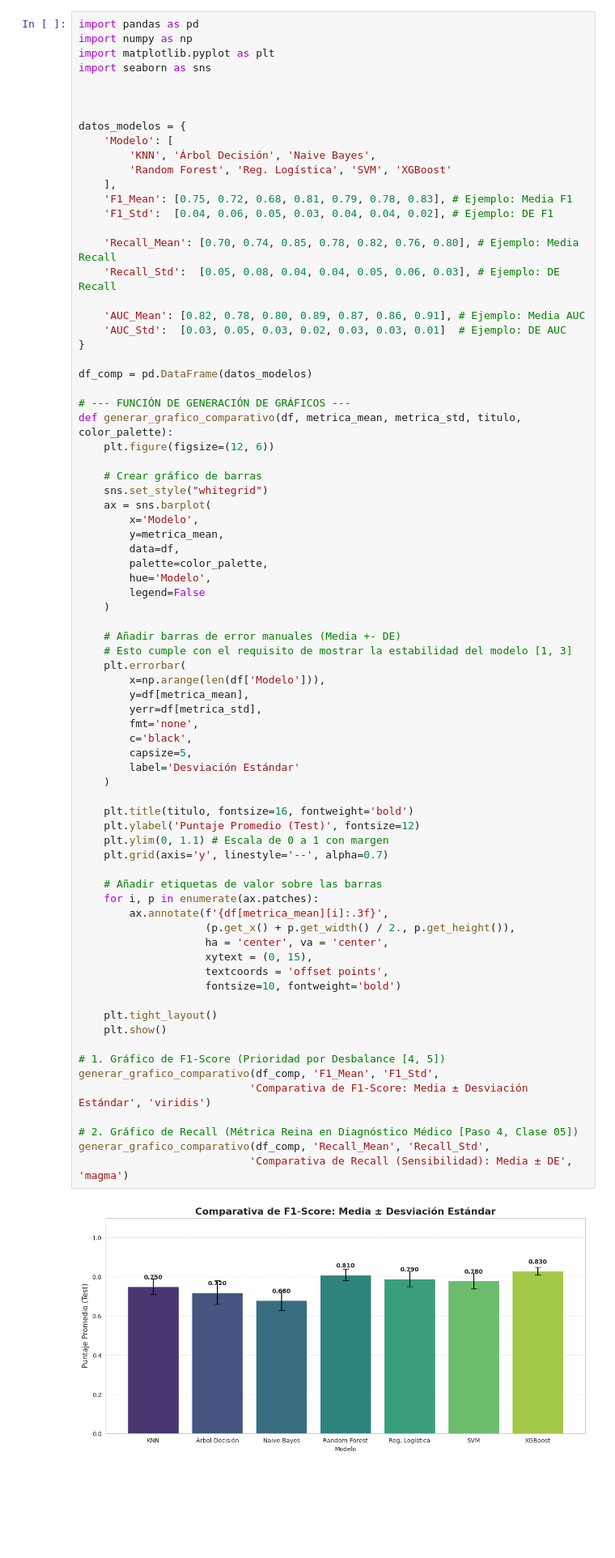
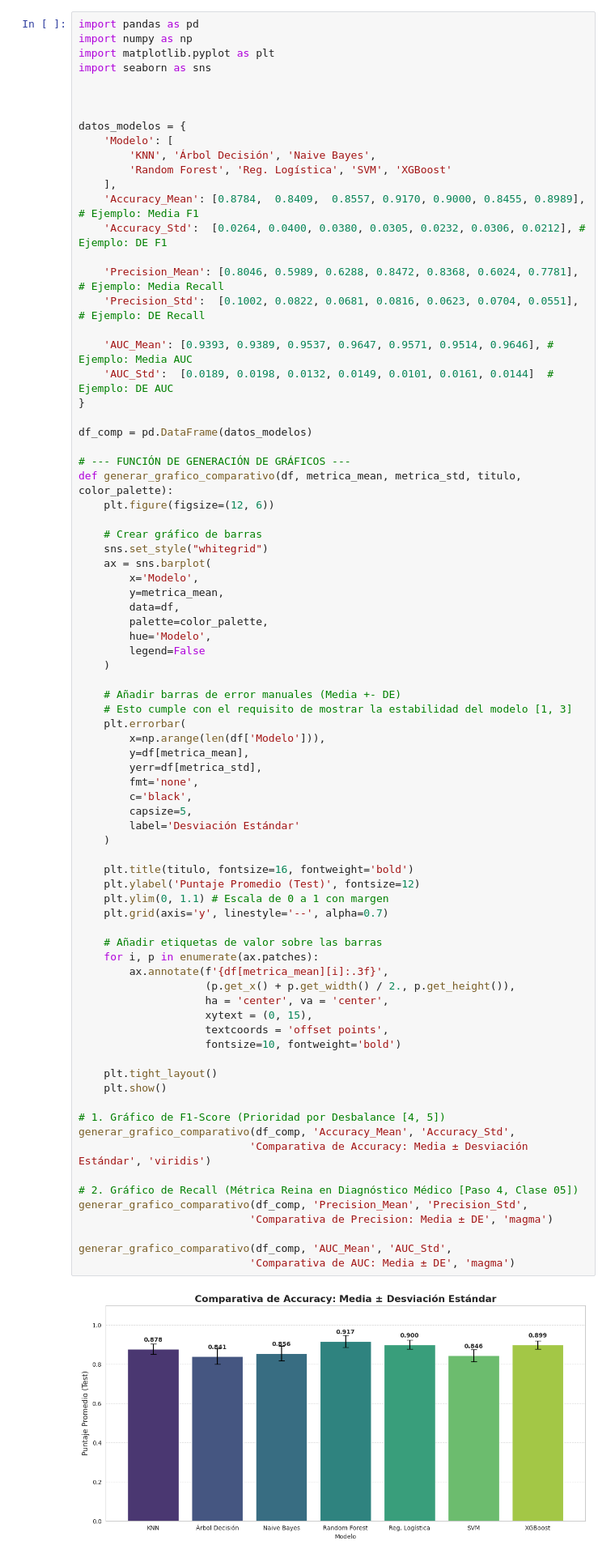
Before and after one commit to felipe0435/Proyecto-2-Mineria-de-datos, a Jupyter notebook: deprecado/pruebas.ipynb, the cells around one changed output. Shown at 81% size. Drawn from its saved outputs; the diff is of its cells as text; blank space fills up the shorter version.

```diff
--- a/deprecado/pruebas.ipynb
+++ b/deprecado/pruebas.ipynb
@@ -428,14 +428,14 @@ datos_modelos = {
         'KNN', 'Árbol Decisión', 'Naive Bayes',
         'Random Forest', 'Reg. Logística', 'SVM', 'XGBoost'
     ],
-    'F1_Mean': [0.75, 0.72, 0.68, 0.81, 0.79, 0.78, 0.83], # Ejemplo: Media F1
-    'F1_Std':  [0.04, 0.06, 0.05, 0.03, 0.04, 0.04, 0.02], # Ejemplo: DE F1
+    'Accuracy_Mean': [0.8784,  0.8409,  0.8557, 0.9170, 0.9000, 0.8455, 0.8989], # Ejemplo: Media F1
+    'Accuracy_Std':  [0.0264, 0.0400, 0.0380, 0.0305, 0.0232, 0.0306, 0.0212], # Ejemplo: DE F1
 
-    'Recall_Mean': [0.70, 0.74, 0.85, 0.78, 0.82, 0.76, 0.80], # Ejemplo: Media Recall
-    'Recall_Std':  [0.05, 0.08, 0.04, 0.04, 0.05, 0.06, 0.03], # Ejemplo: DE Recall
+    'Precision_Mean': [0.8046, 0.5989, 0.6288, 0.8472, 0.8368, 0.6024, 0.7781], # Ejemplo: Media Recall
+    'Precision_Std':  [0.1002, 0.0822, 0.0681, 0.0816, 0.0623, 0.0704, 0.0551], # Ejemplo: DE Recall
 
-    'AUC_Mean': [0.82, 0.78, 0.80, 0.89, 0.87, 0.86, 0.91], # Ejemplo: Media AUC
-    'AUC_Std':  [0.03, 0.05, 0.03, 0.02, 0.03, 0.03, 0.01]  # Ejemplo: DE AUC
+    'AUC_Mean': [0.9393, 0.9389, 0.9537, 0.9647, 0.9571, 0.9514, 0.9646], # Ejemplo: Media AUC
+    'AUC_Std':  [0.0189, 0.0198, 0.0132, 0.0149, 0.0101, 0.0161, 0.0144]  # Ejemplo: DE AUC
 }
 
 df_comp = pd.DataFrame(datos_modelos)
@@ -461,35 +461,38 @@ def generar_grafico_comparativo(df, metrica_mean, metrica_std, titulo, color_pal
         x=np.arange(len(df['Modelo'])),
         y=df[metrica_mean],
         yerr=df[metrica_std],
         fmt='none',
         c='black',
         capsize=5,
         label='Desviación Estándar'
     )
 
     plt.title(titulo, fontsize=16, fontweight='bold')
     plt.ylabel('Puntaje Promedio (Test)', fontsize=12)
     plt.ylim(0, 1.1) # Escala de 0 a 1 con margen
     plt.grid(axis='y', linestyle='--', alpha=0.7)
 
     # Añadir etiquetas de valor sobre las barras
     for i, p in enumerate(ax.patches):
         ax.annotate(f'{df[metrica_mean][i]:.3f}',
                     (p.get_x() + p.get_width() / 2., p.get_height()),
                     ha = 'center', va = 'center',
                     xytext = (0, 15),
                     textcoords = 'offset points',
                     fontsize=10, fontweight='bold')
 
     plt.tight_layout()
     plt.show()
 
 # 1. Gráfico de F1-Score (Prioridad por Desbalance [4, 5])
-generar_grafico_comparativo(df_comp, 'F1_Mean', 'F1_Std',
-                           'Comparativa de F1-Score: Media ± Desviación Estándar', 'viridis')
+generar_grafico_comparativo(df_comp, 'Accuracy_Mean', 'Accuracy_Std',
+                           'Comparativa de Accuracy: Media ± Desviación Estándar', 'viridis')
 
 # 2. Gráfico de Recall (Métrica Reina en Diagnóstico Médico [Paso 4, Clase 05])
-generar_grafico_comparativo(df_comp, 'Recall_Mean', 'Recall_Std',
-                           'Comparativa de Recall (Sensibilidad): Media ± DE', 'magma')
+generar_grafico_comparativo(df_comp, 'Precision_Mean', 'Precision_Std',
+                           'Comparativa de Precision: Media ± DE', 'magma')
+
+generar_grafico_comparativo(df_comp, 'AUC_Mean', 'AUC_Std',
+                           'Comparativa de AUC: Media ± DE', 'magma')
 # %% [output]
-[figure, old version]
+[figure, new version]
```
Also changed, not shown: parts of 1 cell of this notebook, 4 other files.
